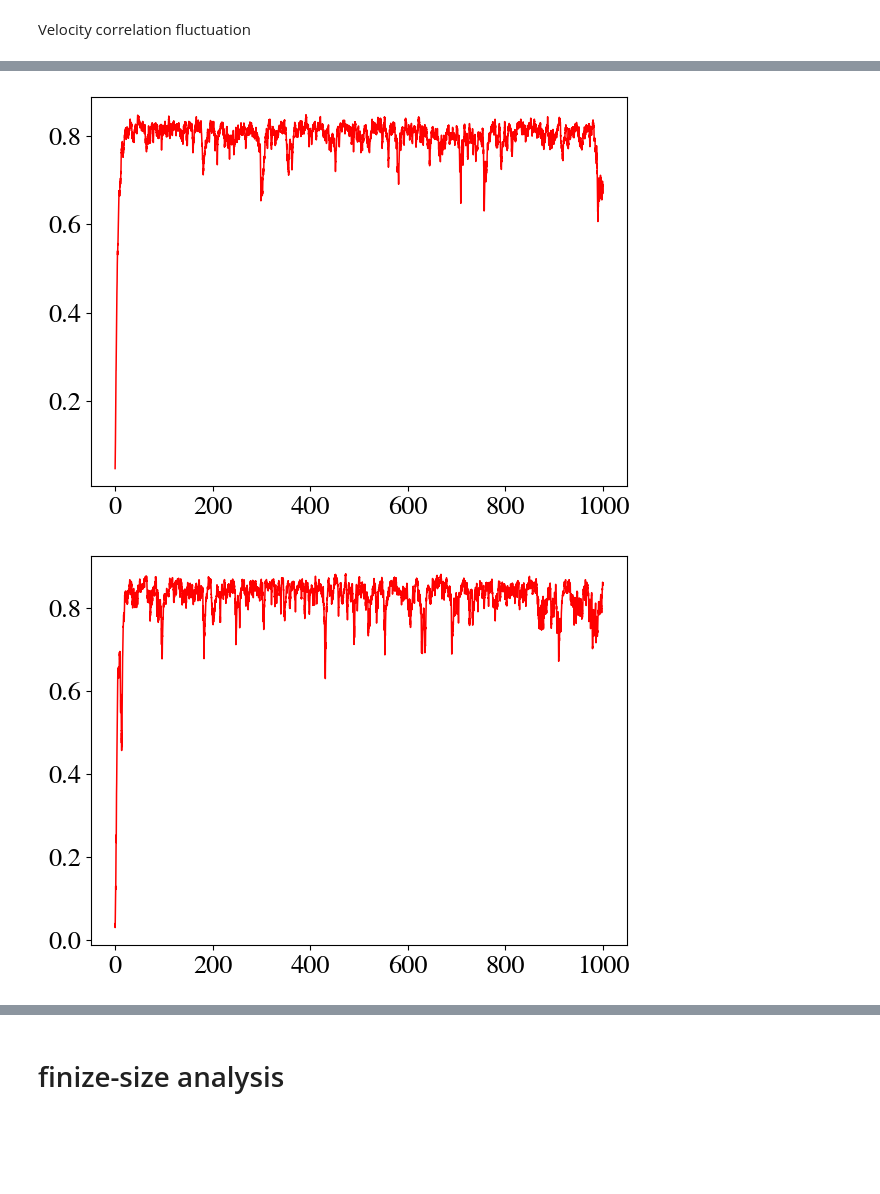
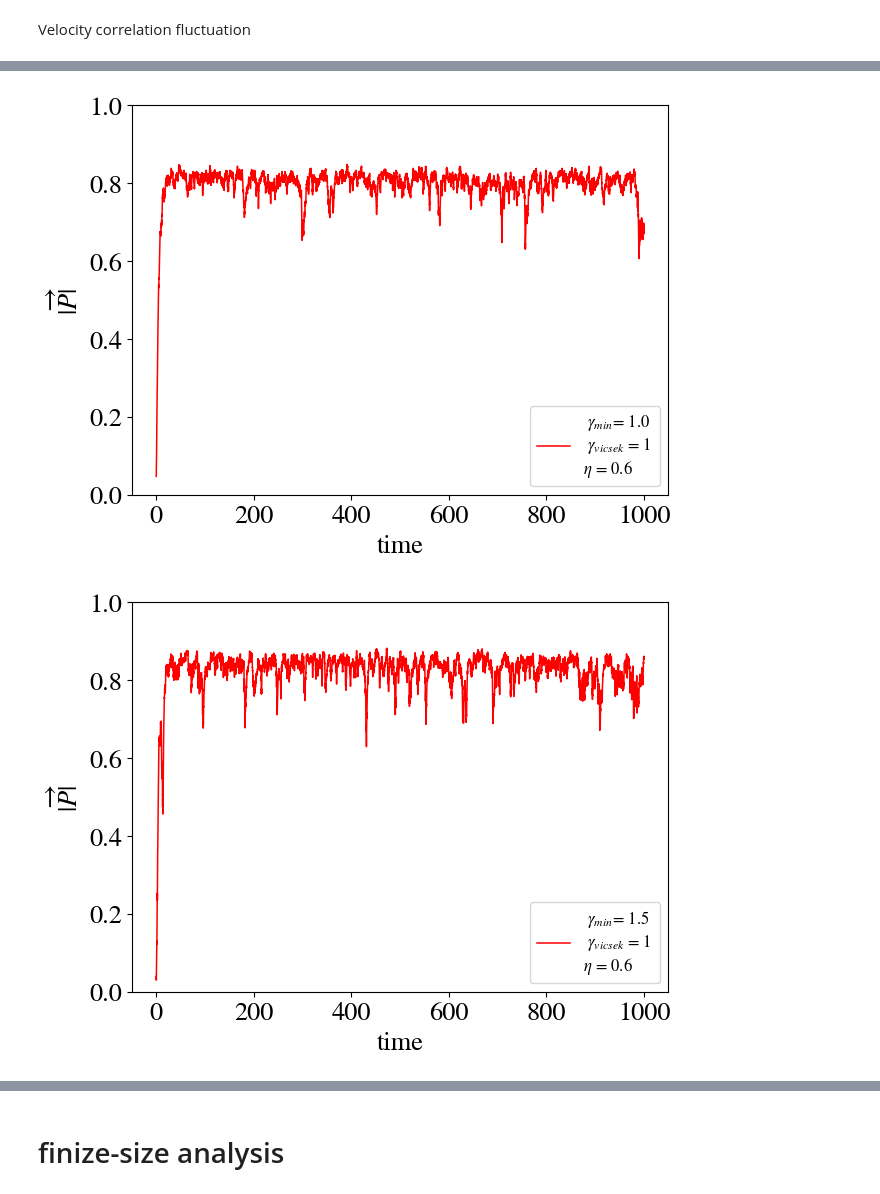
Before and after one commit to jannesantana/soc_jversion, a Jupyter notebook: soc_min_rule_continuous/diff_alignment/analysis.ipynb, the cells around one changed output, grey strips where cells are left out. Drawn from its saved outputs; the diff is of its cells as text; code cells hidden in the pictures; blank space fills up the shorter version.

Commit message:
different alignments

```diff
--- a/soc_min_rule_continuous/diff_alignment/analysis.ipynb
+++ b/soc_min_rule_continuous/diff_alignment/analysis.ipynb
@@ -278,6 +278,7 @@ def velocity_fluctuation_correlation(X,Y,Theta,bins,box):
     Cs = np.ma.masked_where(counts == 0, Cs)
     return Cs/Cs[0]
 # %%
+
 aligns = np.arange(0.5,3.5,0.5)
 
 for align in aligns:
@@ -286,5 +287,9 @@ for align in aligns:
     op_name = read_dat_file_OP_diff_alig(f'params_alignmin_{align}.dat')
     vicsek_align = params['aligstr']
     eta = params['eta']
-    plot_OP(filename,op_name,r' $\gamma_{min}$' + f'= {align} \n' + r' $\gamma_{vicsek}$' + f' = {vicsek_align} \n'+ fr'$\eta$ = {eta}')
+    ax = plot_OP(filename,op_name,r' $\gamma_{min}$' + f'= {align} \n' + r' $\gamma_{vicsek}$' + f' = {vicsek_align} \n'+ fr'$\eta$ = {eta}')
+    ax.legend(fontsize=12)
+    ax.set_xlabel('time')
+    ax.set_ylabel(r'$|\overrightarrow{P}|$')
+    ax.set_ylim(0,1)
 # %% [output]
@@ -292,2 +297,2 @@ for align in aligns:
-[figure, old version]
+[figure, new version]
-[figure, old version]
+[figure, new version]
```
Also changed, not shown: parts of 1 cell of this notebook.
